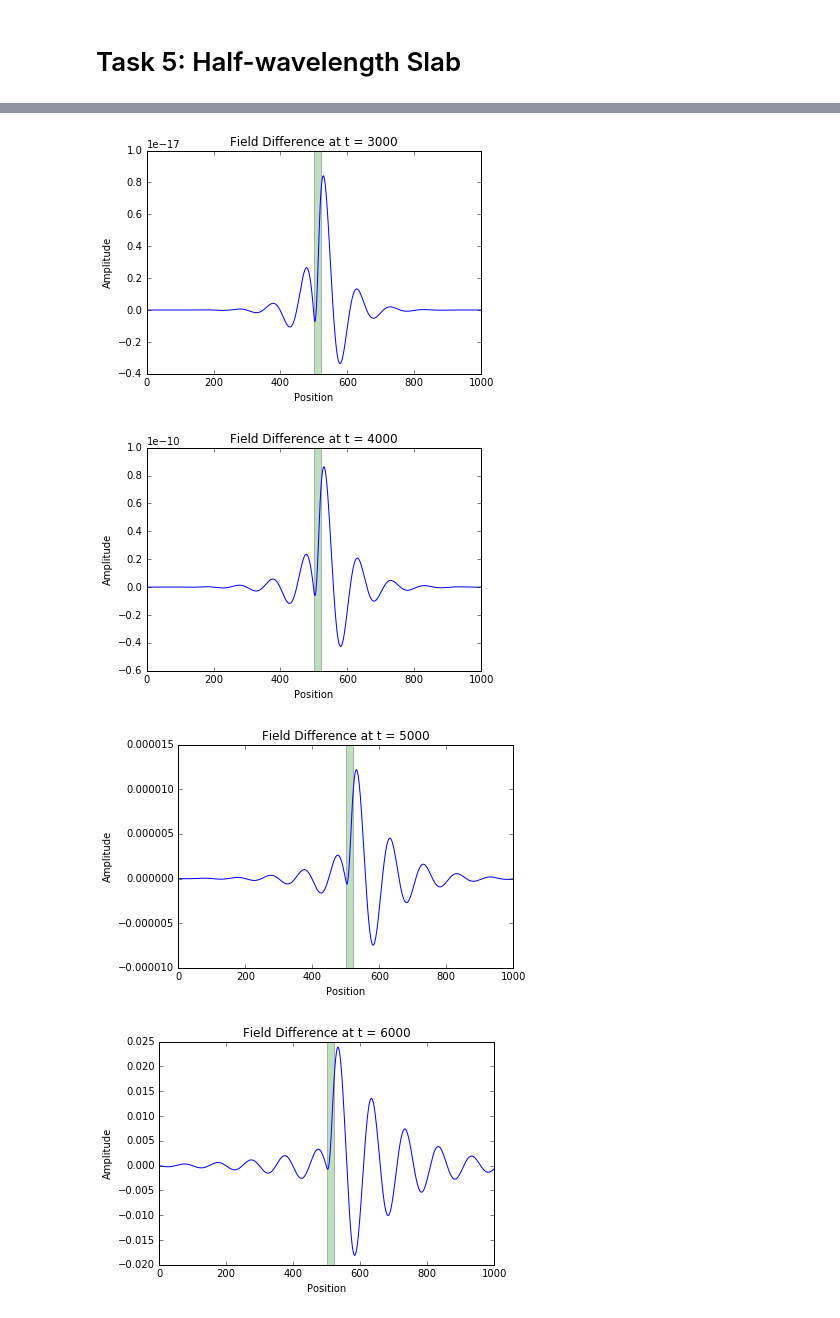
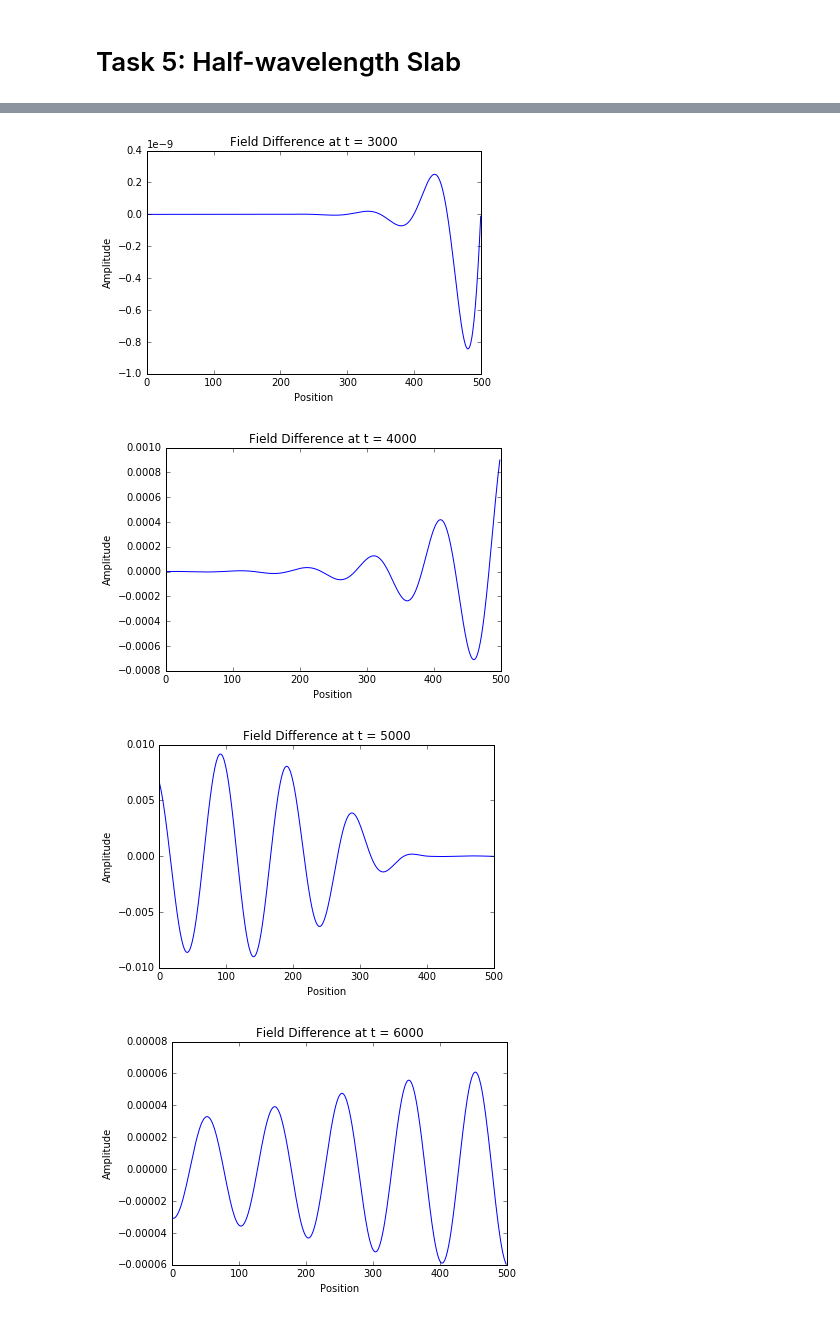
Before and after one commit to fazdal/fdtd-fdfd, a Jupyter notebook: fdtd/task5.ipynb, the cells around one changed output, grey strips where cells are left out. Cells and saved outputs as stored; diff of their text form; code cells hidden in the pictures.

Commit message:
task 5 update

```diff
--- a/fdtd/task5.ipynb
+++ b/fdtd/task5.ipynb
@@ -2,7 +2,17 @@
 Task 5: Half-wavelength Slab
 ===
 # %%
-%matplotlib inline
+
+# coding: utf-8
+
+# Task 4: Fresnel Equations
+# ===
+#
+# (ABC version)
+
+# In[132]:
+
+#get_ipython().magic('matplotlib inline')
 from matplotlib import pyplot as plt
 
 import numpy as np
@@ -11,17 +21,19 @@ import math as m
 fignum = 0
 
 #some toggles for the plot
-show_field_difference = 1
+show_field_difference = 0
 show_efield_and_refefield = 0
 show_efield_only = 0
+show_left_only = 1
+# In[133]:
 
 nx = 1000
 imp0 = 337.0
 
 wavelength = int(nx/10)
 factor = 2
-epshost = 1
-epsmat = 5
+epshost = 1.5
+epsmat = 2
 
 nhost = np.sqrt(epshost)
 nmat = np.sqrt(epsmat)
@@ -43,11 +55,15 @@ eps[int(nx/2):int(nx/2+thickness)] = epsmat
 refeps= np.zeros(nx)
 refeps[:] = epshost
 
+# In[134]:
 
 srcori = int(nx/10)              #source origin
 srcwid = wavelength*3.0*np.sqrt(max(epshost,epsmat))
 srcdel = 10*srcwid              #source delay
 nt = int(4*nx+srcdel)
+
+
+# In[135]:
 
 ez = np.zeros(nx)
 hy = np.zeros(nx)
@@ -55,6 +71,14 @@ x = np.arange(0,nx-1,1)
 
 refez = np.zeros(nx)
 refhy = np.zeros(nx)
+
+#emaxleft = np.zeros(nt)
+#emaxright = np.zeros(nt)
+#hmaxleft = np.zeros(nt)
+#hmaxright = np.zeros(nt)
+
+
+# In[136]:
 
 lc = 1/np.sqrt(eps[0])
 la = (lc-1)/(lc+1)
@@ -71,6 +95,9 @@ reflb = 2/(lc + 1)
 refrc = 1/np.sqrt(eps[-1])
 refra = (rc-1)/(rc+1)
 refrb = 2/(rc + 1)
+
+
+# In[137]:
 
 hwnp10, ewnp10 = 0,0 # W | ^{n+1} _{0}
 hwnm11, ewnm11 = 0,0 # W | ^{n-1} _{1}
@@ -101,6 +128,8 @@ refhwnm1im1, refewnm1im1 = 0,0 # W | ^{n-1} _{i-1}
 refhwnim1  , refewnim1   = 0,0 # W | ^{n  } _{i-1}
 refhwni    , refewni     = 0,0 # W | ^{n  } _{i  }
 
+
+# In[138]:
 amp = 1.0
 for dt in range(0,nt):
     ######################
@@ -127,7 +156,6 @@ for dt in range(0,nt):
     ######################
     ez[x+1] = ez[x+1] + (hy[x+1]-hy[x])*imp0/eps[x+1]
 
-    #create a source that is initially gaussian and then becomes sine
     if (dt > srcdel):
         amp = 1
     else:
@@ -203,19 +231,23 @@ for dt in range(0,nt):
         plt.figure(fignum)
         plt.xlabel("Position")
         plt.ylabel("Amplitude")
-        plt.axvspan(nx/2, thickness+nx/2, facecolor='g', alpha=0.25)
 
         if (show_field_difference):
+            plt.axvspan(nx/2, thickness+nx/2, facecolor='g', alpha=0.25)
             plt.title("Field Difference at t = "+ str(dt))
             plt.plot(ez-refez, label="E-field")
         elif (show_efield_and_refefield):
+            plt.axvspan(nx/2, thickness+nx/2, facecolor='g', alpha=0.25)
             plt.title("Field at t = "+ str(dt))
             plt.plot(ez, label="E-field")
             plt.plot(refez, label="Ref. E-field")
             plt.legend()
         elif (show_efield_only):
+            plt.axvspan(nx/2, thickness+nx/2, facecolor='g', alpha=0.25)
             plt.title("Field at t = "+ str(dt))
             plt.plot(ez, label="E-field")
-
+        elif (show_left_only):
+            plt.title("Field Difference at t = "+ str(dt))
+            plt.plot(ez[:int(nx/2)]-refez[:int(nx/2)], label="E-field")
 #        plt.plot(hy*imp0, label="H-field")
 # %% [output]
@@ -223,4 +255,4 @@ for dt in range(0,nt):
-[figure, old version]
+[figure, new version]
-[figure, old version]
+[figure, new version]
-[figure, old version]
+[figure, new version]
-[figure, old version]
+[figure, new version]
```
Also changed, not shown: parts of 1 cell of this notebook, 2 other files.
